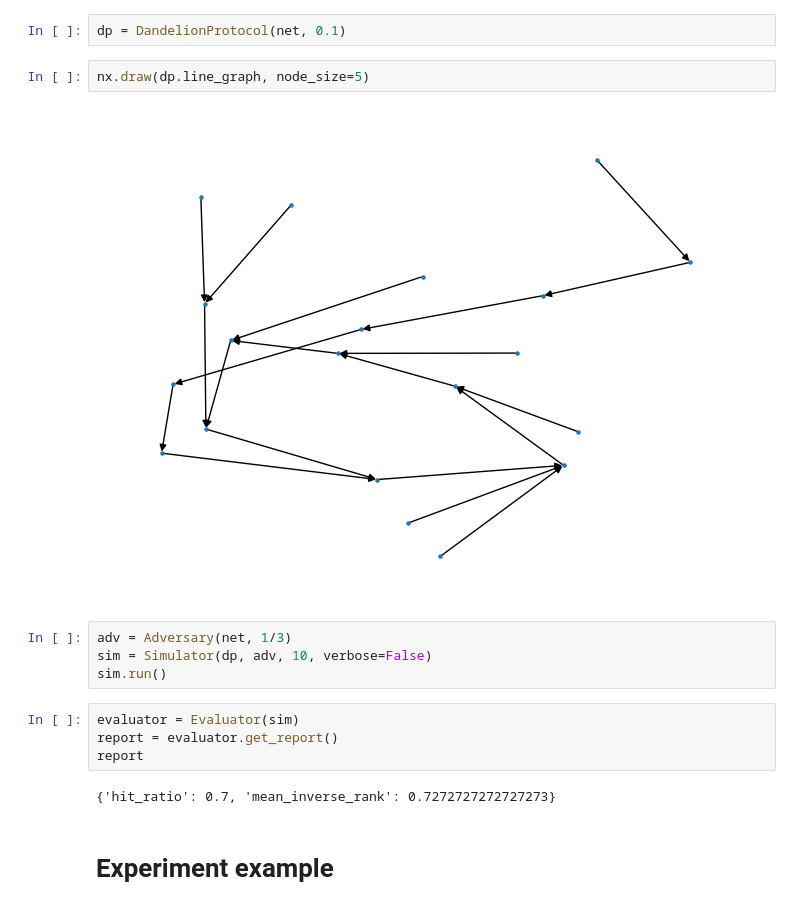
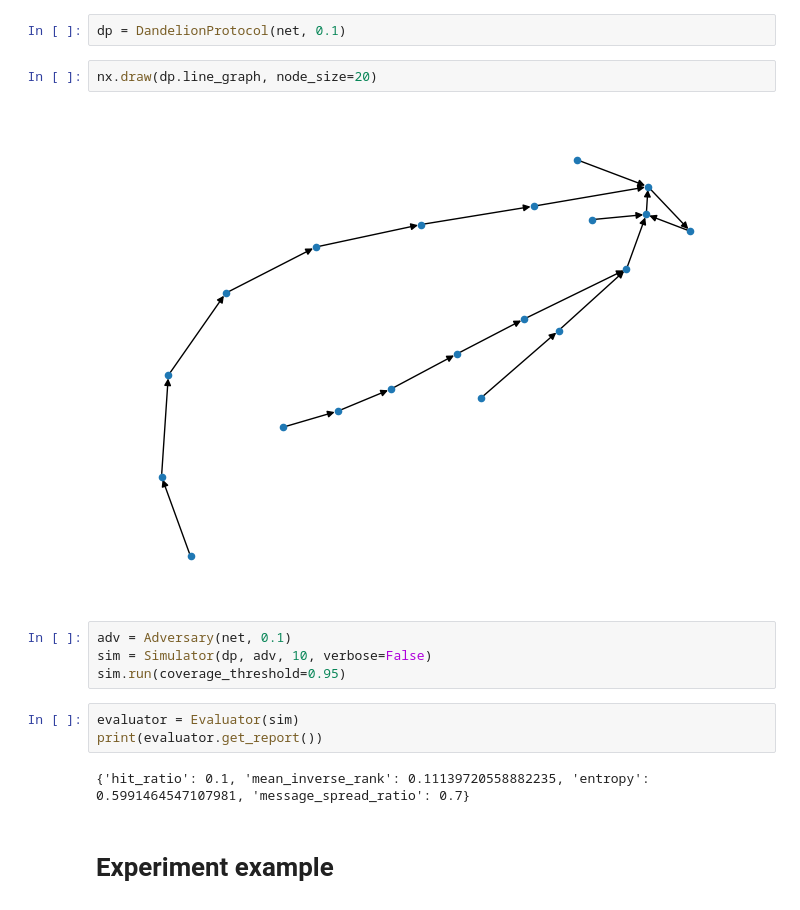
Before and after one commit to ferencberes/ethp2psim, a Jupyter notebook: Experimental.ipynb, the cells around one changed output. Saved outputs shown, nothing was run; the diff lists cells and outputs as text.

```diff
--- a/Experimental.ipynb
+++ b/Experimental.ipynb
@@ -16,19 +16,18 @@ net = Network(20, 4)
 # %%
 dp = DandelionProtocol(net, 0.1)
 # %%
-nx.draw(dp.line_graph, node_size=5)
+nx.draw(dp.line_graph, node_size=20)
 # %% [output]
-[figure, old version]
+[figure, new version]
 # %%
-adv = Adversary(net, 1/3)
+adv = Adversary(net, 0.1)
 sim = Simulator(dp, adv, 10, verbose=False)
-sim.run()
+sim.run(coverage_threshold=0.95)
 # %%
 evaluator = Evaluator(sim)
-report = evaluator.get_report()
-report
+print(evaluator.get_report())
 # %% [output]
-{'hit_ratio': 0.7, 'mean_inverse_rank': 0.7272727272727273}
+{'hit_ratio': 0.1, 'mean_inverse_rank': 0.11139720558882235, 'entropy': 0.5991464547107981, 'message_spread_ratio': 0.7}
 # %% [markdown]
 # Experiment example
 # %%
```
Also changed, not shown: parts of 7 cells of this notebook, 2 other files.
